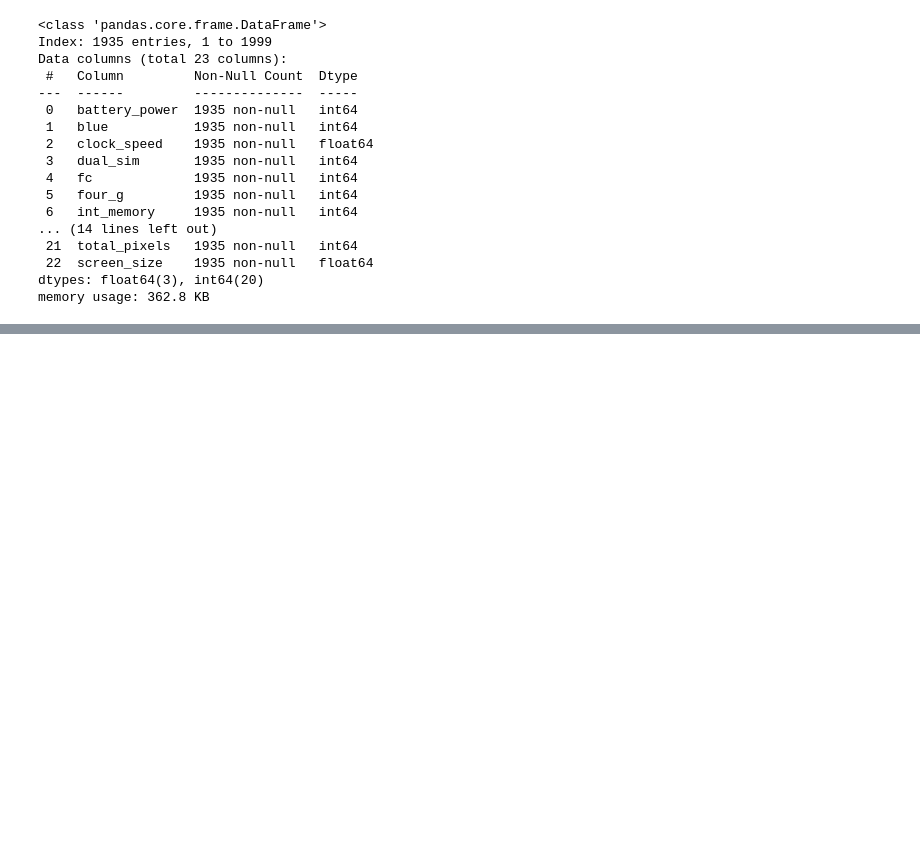
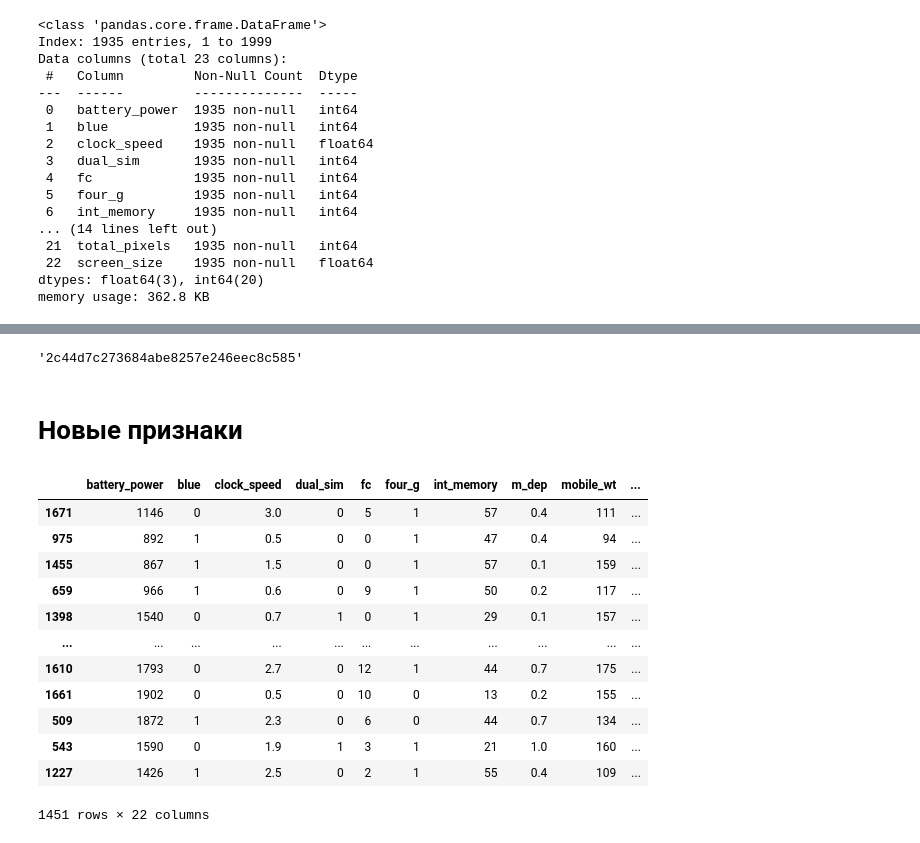
Before and after one commit to IvanovaVerA/iis, a Jupyter notebook: research/research.ipynb, the cells around one changed output, grey strips where cells are left out. Saved outputs shown, nothing was run; the diff lists cells and outputs as text; code cells hidden in the pictures; blank space fills up the shorter version.

```diff
--- a/research/research.ipynb
+++ b/research/research.ipynb
@@ -52,0 +57,3 @@ X_train, X_test, y_train, y_test = train_test_split(df.drop('target', axis=1), d
+# %%
+num_features = df.select_dtypes(exclude="category").columns.drop('price_range')
+cat_features = df.select_dtypes('category').columns
@@ -52,0 +62,12 @@ X_train, X_test, y_train, y_test = train_test_split(df.drop('target', axis=1), d
+# %%
+preprocessor = ColumnTransformer(
+    transformers=[
+        ('num', StandardScaler(), num_features),
+        ('cat', TargetEncoder(), cat_features)
+])
+# %%
+pipeline = Pipeline([
+    ('preprocessor', preprocessor),
+    ('model', RandomForestClassifier())
+])
+pipeline.fit(X_train, y_train)
@@ -52,0 +132,8 @@ X_train, X_test, y_train, y_test = train_test_split(df.drop('target', axis=1), d
+# %%
+run_id
+# %% [output]
+'2c44d7c273684abe8257e246eec8c585'
+# %% [markdown]
+# Hовые признаки
+# %%
+X_train_fe_sklearn = X_train.copy()
@@ -52,0 +143,16 @@ X_train, X_test, y_train, y_test = train_test_split(df.drop('target', axis=1), d
+# %%
+X_train_fe_sklearn
+# %% [output]
+|  | battery_power | blue | clock_speed | dual_sim | fc | four_g | int_memory | m_dep | mobile_wt | ... |
+| 1671 | 1146 | 0 | 3.0 | 0 | 5 | 1 | 57 | 0.4 | 111 | ... |
+| 975 | 892 | 1 | 0.5 | 0 | 0 | 1 | 47 | 0.4 | 94 | ... |
+| 1455 | 867 | 1 | 1.5 | 0 | 0 | 1 | 57 | 0.1 | 159 | ... |
+| 659 | 966 | 1 | 0.6 | 0 | 9 | 1 | 50 | 0.2 | 117 | ... |
+| 1398 | 1540 | 0 | 0.7 | 1 | 0 | 1 | 29 | 0.1 | 157 | ... |
+| ... | ... | ... | ... | ... | ... | ... | ... | ... | ... | ... |
+| 1610 | 1793 | 0 | 2.7 | 0 | 12 | 1 | 44 | 0.7 | 175 | ... |
+| 1661 | 1902 | 0 | 0.5 | 0 | 10 | 0 | 13 | 0.2 | 155 | ... |
+| 509 | 1872 | 1 | 2.3 | 0 | 6 | 0 | 44 | 0.7 | 134 | ... |
+| 543 | 1590 | 0 | 1.9 | 1 | 3 | 1 | 21 | 1.0 | 160 | ... |
+| 1227 | 1426 | 1 | 2.5 | 0 | 2 | 1 | 55 | 0.4 | 109 | ... |
+1451 rows × 22 columns
```
Also changed, not shown: parts of 30 cells of this notebook, 41 other files.
